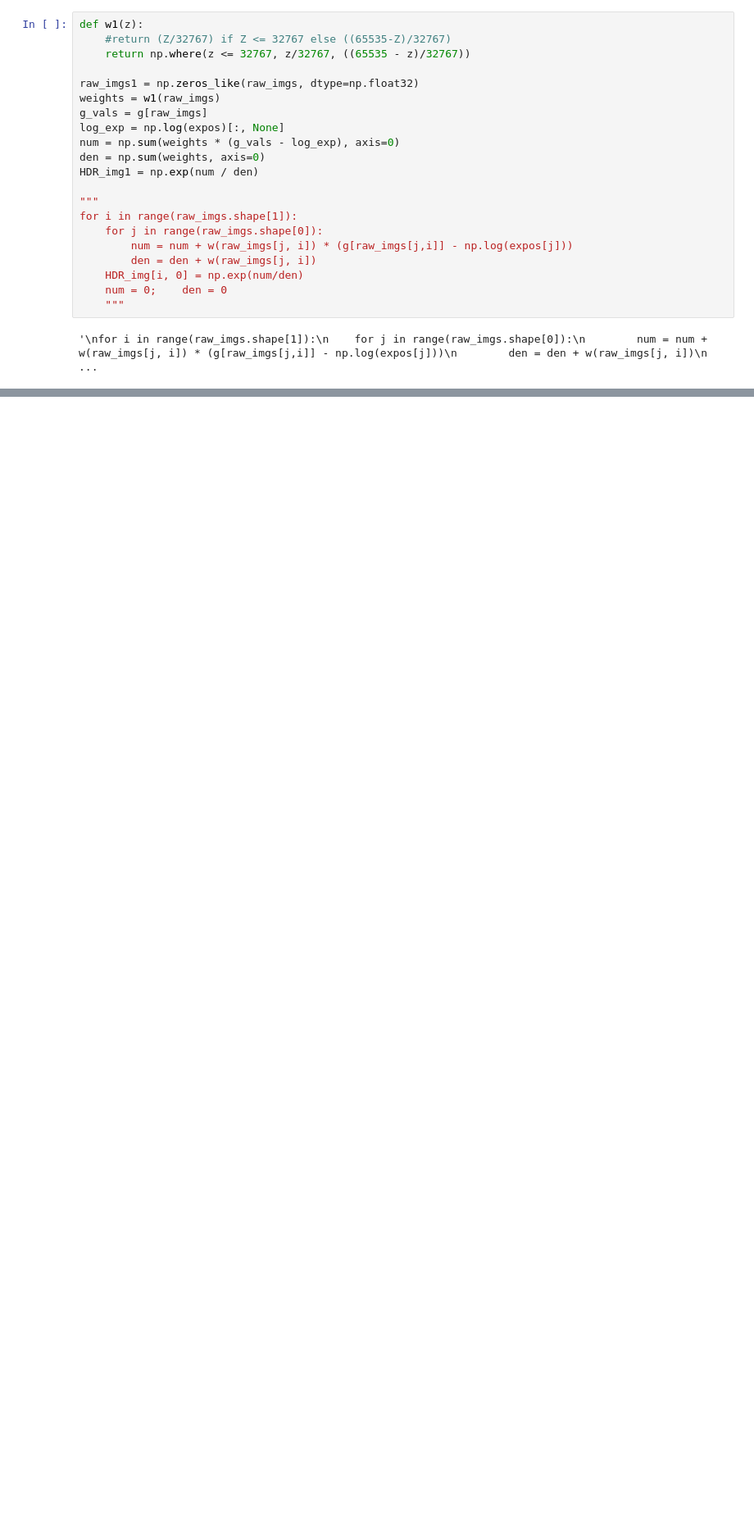
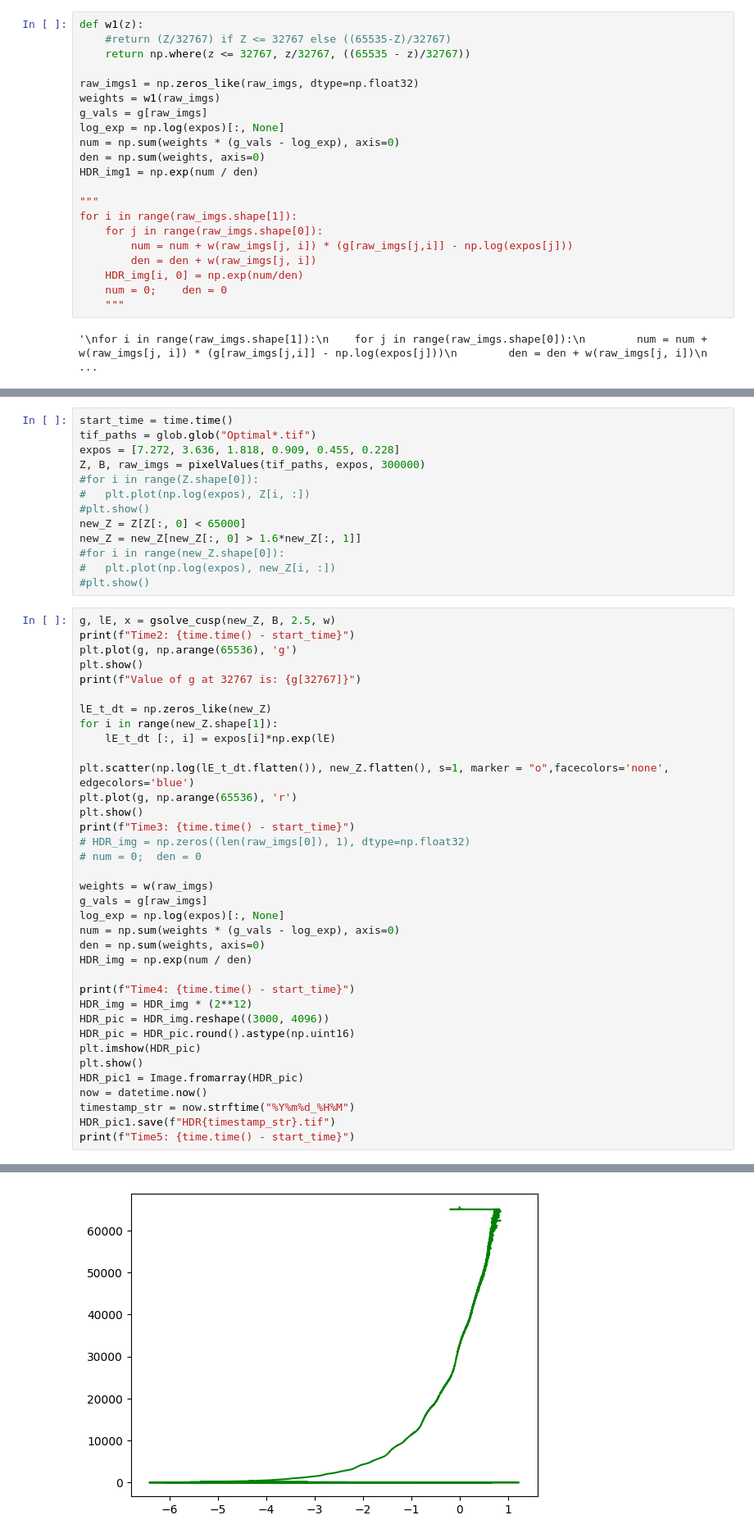
Before and after one commit to chetanchire/denoise, a Jupyter notebook: 251114_1.ipynb, the cells around one changed output, grey strips where cells are left out. Shown: that part at 82% size. Saved outputs shown, nothing was run; the diff lists cells and outputs as text; blank space fills up the shorter version.

```diff
--- a/251114_1.ipynb
+++ b/251114_1.ipynb
@@ -304,0 +319,50 @@ True
+# %%
+start_time = time.time()
+tif_paths = glob.glob("Optimal*.tif")
+expos = [7.272, 3.636, 1.818, 0.909, 0.455, 0.228]
+Z, B, raw_imgs = pixelValues(tif_paths, expos, 300000)
+#for i in range(Z.shape[0]):
+#	plt.plot(np.log(expos), Z[i, :])
+#plt.show()
+new_Z = Z[Z[:, 0] < 65000]
+new_Z = new_Z[new_Z[:, 0] > 1.6*new_Z[:, 1]]
+#for i in range(new_Z.shape[0]):
+#	plt.plot(np.log(expos), new_Z[i, :])
+#plt.show()
+# %%
+g, lE, x = gsolve_cusp(new_Z, B, 2.5, w)
+print(f"Time2: {time.time() - start_time}")
+plt.plot(g, np.arange(65536), 'g')
+plt.show()
+print(f"Value of g at 32767 is: {g[32767]}")
+
+lE_t_dt = np.zeros_like(new_Z)
+for i in range(new_Z.shape[1]):
+	lE_t_dt [:, i] = expos[i]*np.exp(lE)
+
+plt.scatter(np.log(lE_t_dt.flatten()), new_Z.flatten(), s=1, marker = "o",facecolors='none', edgecolors='blue')
+plt.plot(g, np.arange(65536), 'r')
+plt.show()
+print(f"Time3: {time.time() - start_time}")
+# HDR_img = np.zeros((len(raw_imgs[0]), 1), dtype=np.float32)
+# num = 0;	den = 0
+
+weights = w(raw_imgs)
+g_vals = g[raw_imgs]
+log_exp = np.log(expos)[:, None]
+num = np.sum(weights * (g_vals - log_exp), axis=0)
+den = np.sum(weights, axis=0)
+HDR_img = np.exp(num / den)
+
+print(f"Time4: {time.time() - start_time}")
+HDR_img = HDR_img * (2**12)
+HDR_pic = HDR_img.reshape((3000, 4096))
+HDR_pic = HDR_pic.round().astype(np.uint16)
+plt.imshow(HDR_pic)
+plt.show()
+HDR_pic1 = Image.fromarray(HDR_pic)
+now = datetime.now()
+timestamp_str = now.strftime("%Y%m%d_%H%M")
+HDR_pic1.save(f"HDR{timestamp_str}.tif")
+print(f"Time5: {time.time() - start_time}")
+# %% [output]
@@ -304,0 +370 @@ True
+[figure, added]
```
Also changed, not shown: parts of 8 cells of this notebook, 2 other files.
